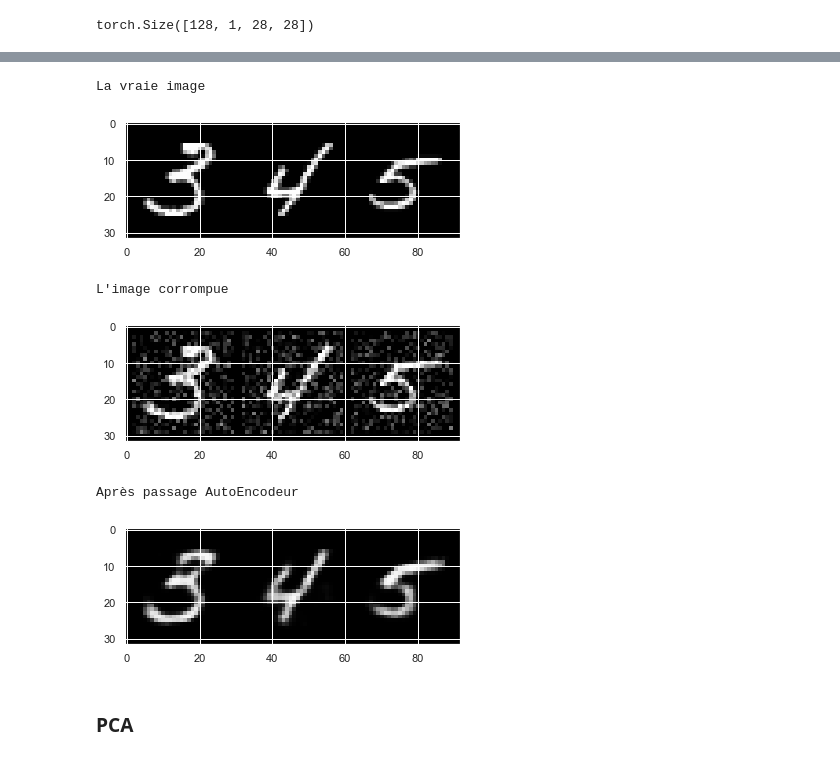
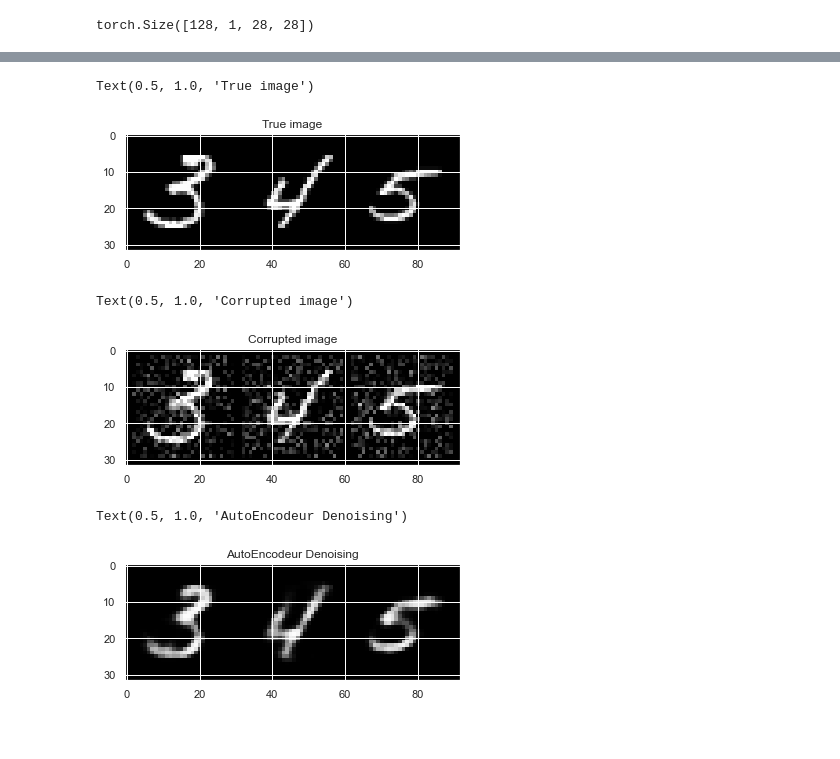
Before and after one commit to cheikh06/AE_Project, a Jupyter notebook: Denoising of corrupted data.ipynb, the cells around one changed output, grey strips where cells are left out. Cells and saved outputs as stored; diff of their text form; code cells hidden in the pictures.

```diff
--- a/Denoising of corrupted data.ipynb
+++ b/Denoising of corrupted data.ipynb
@@ -85,21 +83,6 @@ torch.Size([128, 1, 28, 28])
 # %%
 class Ae(nn.Module):
     def __init__(self):
-
-        '''
-        Une classe autoencodeur, on lui passe le signal, il
-
-
-
-
-
-        '''
-
-
-
-
-
-
         super (Ae,self).__init__()
         self.encoder=nn.Sequential(
                             nn.Linear(in_features=28*28,out_features=256),
@@ -170,21 +153,19 @@ epoch[91/100], loss:0.10931301862001419
 Finished Training
 # %%
-print('La vraie image')
 imshow(torchvision.utils.make_grid(to_image(img.detach())[:3]))
+plt.title('True image')
 # %% [output]
-La vraie image
+Text(0.5, 1.0, 'True image')
-[figure, old version]
+[figure, new version]
 # %%
-print("L'image corrompue")
 imshow(torchvision.utils.make_grid(to_image(noise_img.detach())[:3]))
+plt.title('Corrupted image')
 # %% [output]
-L'image corrompue
+Text(0.5, 1.0, 'Corrupted image')
-[figure, old version]
+[figure, new version]
 # %%
-print("Après passage AutoEncodeur")
 imshow(torchvision.utils.make_grid(to_image(output.detach())[:3]))
+plt.title('AutoEncodeur Denoising')
 # %% [output]
-Après passage AutoEncodeur
+Text(0.5, 1.0, 'AutoEncodeur Denoising')
-[figure, old version]
+[figure, new version]
-# %% [markdown]
-### PCA
```
Also changed, not shown: parts of 25 cells of this notebook.
